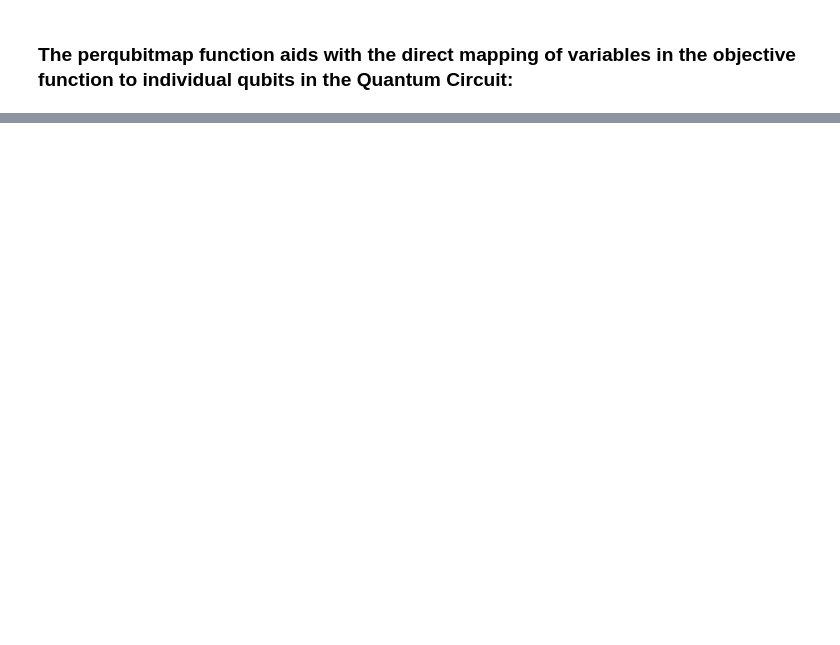
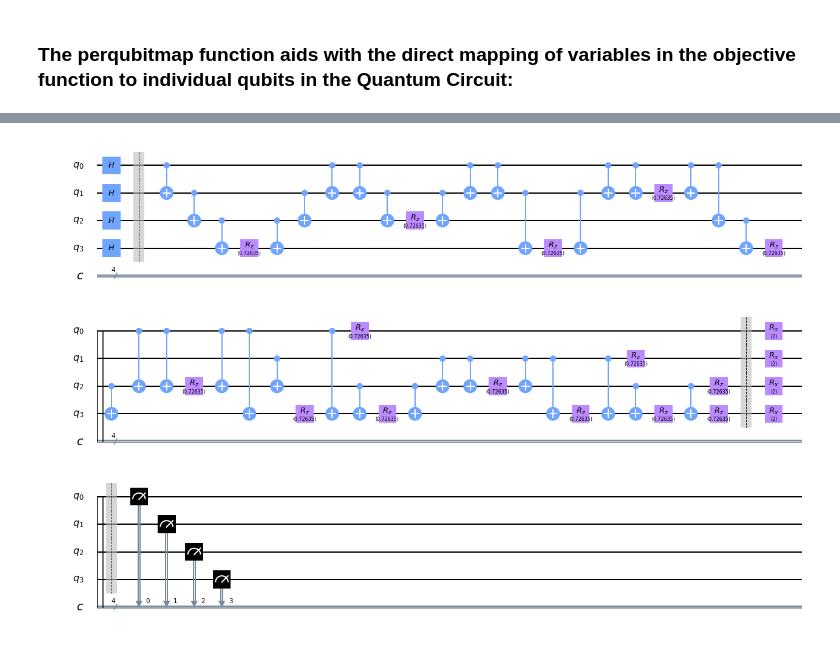
Before and after one commit to Anand270294/qiskit_test, a Jupyter notebook: Hamiltonians.ipynb, the cells around one changed output, grey strips where cells are left out. Cells and saved outputs as stored; diff of their text form; code cells hidden in the pictures; blank space fills up the shorter version.

```diff
--- a/Hamiltonians.ipynb
+++ b/Hamiltonians.ipynb
@@ -133,7 +136,7 @@ pham.get_QClist()
 # %% [markdown]
 ### The perqubitmap function aids with the direct mapping of variables in the objective function to individual qubits in the Quantum Circuit:
 # %%
-qc = pham.perQubitMap(1.22222,p=1)
+qc = pham.perQubitMap(0.726354,p=1,barrier=True,initial_Hadamard=True)
 # %%
 pham.drawCircuit(output='mpl')
 # %% [output]
@@ -140,0 +153,5 @@ pham.drawCircuit(output='mpl')
+# %%
+full_circuit = qc + qc2
+full_circuit.draw(output='mpl')
+# %% [output]
+[figure, added]
```
Also changed, not shown: parts of 16 cells of this notebook, 3 other files.
